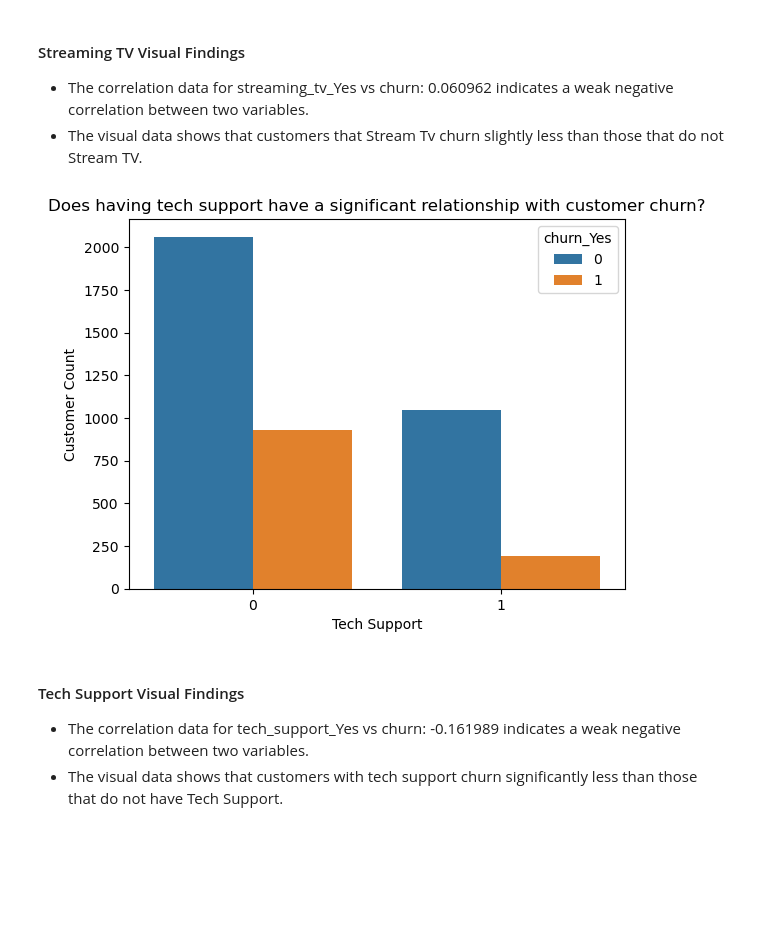
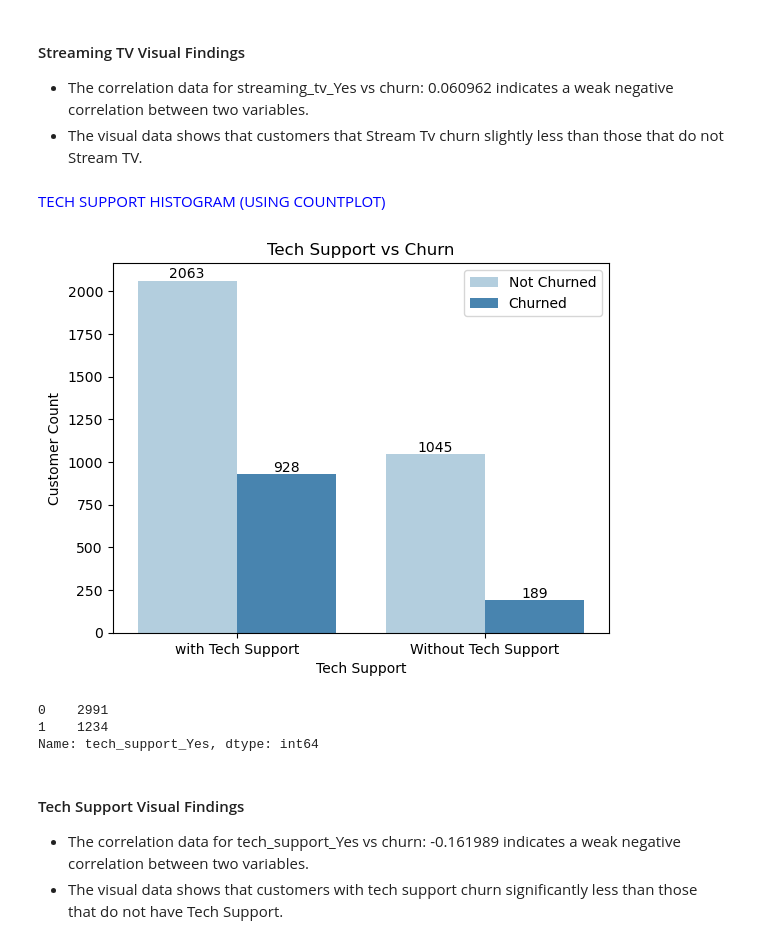
Before and after one commit to annie-carter/classification_project, a Jupyter notebook: Final_Report.ipynb, the cells around one changed output. Saved outputs shown, nothing was run; the diff lists cells and outputs as text; code cells hidden in the pictures; blank space fills up the shorter version.

```diff
--- a/Final_Report.ipynb
+++ b/Final_Report.ipynb
@@ -182,15 +277,43 @@ Name: online_security_Yes, dtype: int64
 #### Streaming TV Visual Findings
 * The correlation data for streaming_tv_Yes vs churn: 0.060962 indicates a weak negative correlation between two variables.
 * The visual data shows that customers that Stream Tv churn slightly less than those that do not Stream TV.
+# %% [markdown]
+<span style='color:blue'>TECH SUPPORT HISTOGRAM (USING COUNTPLOT)
 # %%
-#Visualizing the tech support vs churn
-ts=sns.countplot(data=telco_train, x='tech_support_Yes', hue='churn_Yes')
+
+# Assuming you have a DataFrame 'telco_train' with the required data
+new_labels = {'not churn': 'Not Churned', 'churned': 'Churned'}
+x = {'with Tech Support', 'Without Tech Support'}
+ts = sns.countplot(data=telco_train, x='tech_support_Yes', hue='churn_Yes', palette='Blues')
+
+# Access the legend object
+legend = ts.legend()
+
+# Modify the legend labels
+legend.get_texts()[0].set_text(new_labels['not churn'])
+legend.get_texts()[1].set_text(new_labels['churned'])
+
+plt.xticks(range(len(x)), x)
+
+
 ts.set_xlabel('Tech Support')
 ts.set_ylabel('Customer Count')
-plt.title('Does having tech support have a significant relationship with customer churn?')
+plt.title('Tech Support vs Churn')
+
+# Add count numbers on bars
+for p in ts.patches:
+    ts.annotate(format(p.get_height(), '.0f'), (p.get_x() + p.get_width() / 2., p.get_height()), ha = 'center', va = 'center', xytext = (0, 5), textcoords = 'offset points')
+
 plt.show()
 # %% [output]
-[figure, old version]
+[figure, new version]
+# %%
+#'0' relabled to Without Tech Support and '1'with Tech Support
+telco_train.tech_support_Yes.value_counts()
+# %% [output]
+0    2991
+1    1234
+Name: tech_support_Yes, dtype: int64
 # %% [markdown]
 #### Tech Support Visual Findings
 * The correlation data for tech_support_Yes vs churn: -0.161989 indicates a weak negative correlation between two variables.
```
Also changed, not shown: parts of 13 cells of this notebook.
